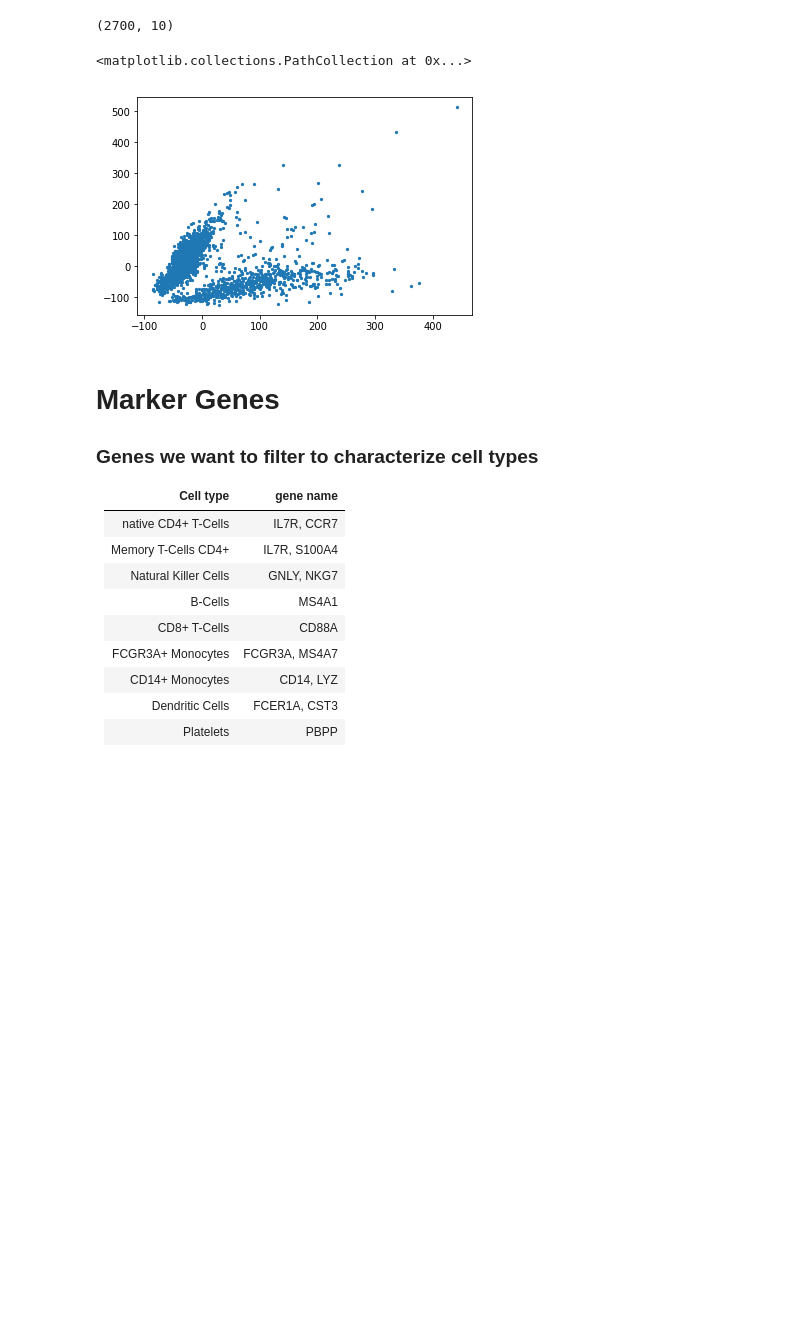
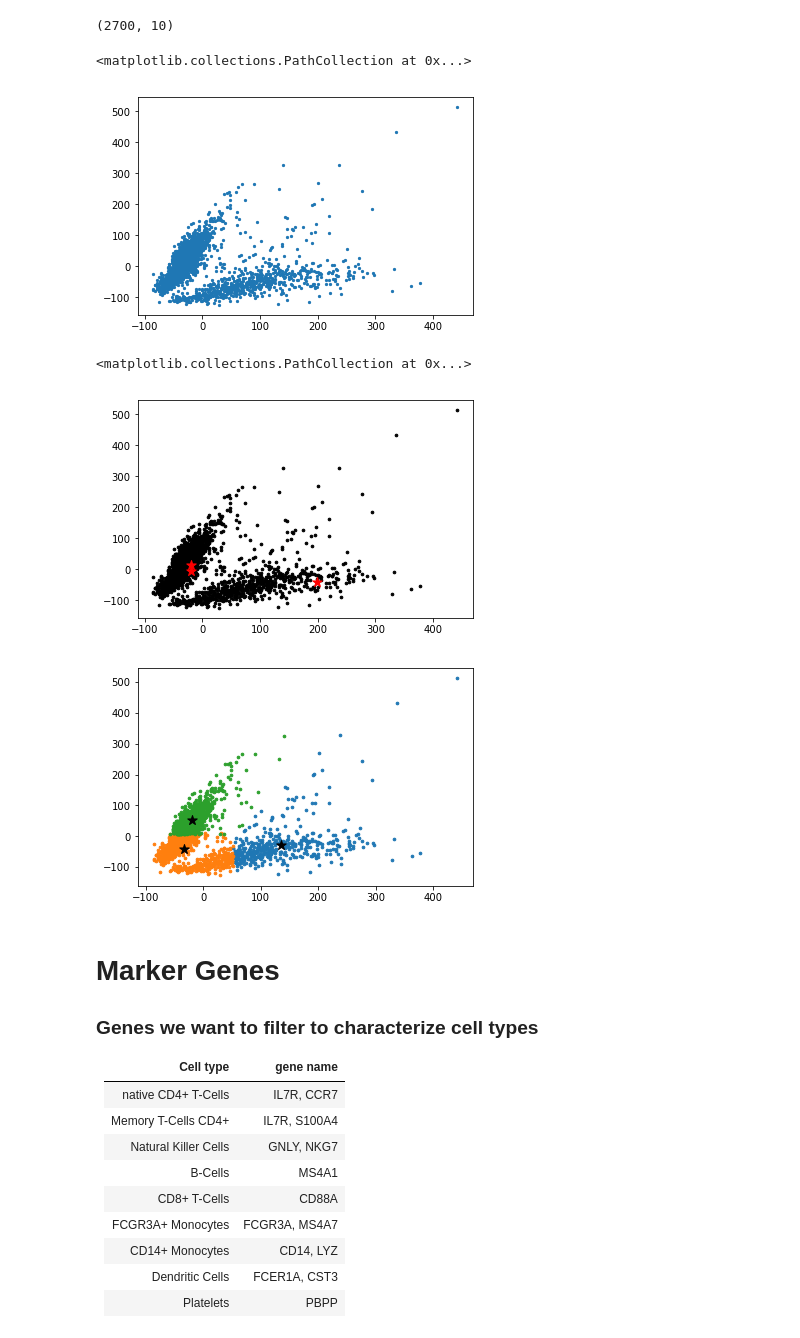
Before and after one commit to datascience-mobi/group-01-project-4-1, a Jupyter notebook: Data cleanup, Marker genes das echte.ipynb, the cells around one changed output. Drawn from its saved outputs; the diff is of its cells as text; code cells hidden in the pictures; blank space fills up the shorter version.

```diff
--- a/Data cleanup, Marker genes das echte.ipynb
+++ b/Data cleanup, Marker genes das echte.ipynb
@@ -6,7 +6,7 @@ import anndata as ad
 from matplotlib import pyplot as plt
 from sklearn.decomposition import PCA
 adata = sc.read_10x_mtx(
-    'C:/Users/Computer/Desktop/pbmc3k_filtered_gene_bc_matrices.tar/pbmc3k_filtered_gene_bc_matrices/hg19',  # the directory with the `.mtx` file
+    'C:/Users/Annika/Documents/GitHub/project-04-group-01/filtered_gene_bc_matrices/hg19',  # the directory with the `.mtx` file
     var_names='gene_symbols',                  # use gene symbols for the variable names (variables-axis index)
     cache=True)
 
@@ -148,4 +148,6 @@ pca1.shape
 plt.scatter(pca1[:,0], pca1[:,1], s = 5)
 # %% [output]
 <matplotlib.collections.PathCollection at 0x...>
-[figure, old version]
+[figure, new version]
+# %%
+X=pca1
@@ -152,3 +171,42 @@ plt.scatter(pca1[:,0], pca1[:,1], s = 5)
+# %%
+# distance calculator
+
+def dist(a, b, ax=1):
+    return np.linalg.norm(a - b, axis=ax)
+# %%
+k=3
+
+Indecies_centroid = np.random.choice(len(X),size=k)
+
+C=X[Indecies_centroid]
+
+plt.scatter(pca1[:,0], pca1[:,1],c='black',s=7)
+plt.scatter(C[:, 0], C[:, 1],marker='*',c='red',s=100)
+
+clusters = np.zeros(len(X))
+C_old = np.zeros(C.shape)
+update_centroids = dist(C, C_old) # Konvergenz
+
+while update_centroids.all() != 0:
+    for i in range(len(X)):
+            distances = dist(C,[X[i]])
+            cluster = np.argmin(distances)
+            clusters[i] = cluster
+    C_old = deepcopy(C)
+    for i in range(k):
+        points = [X[j] for j in range(len(X)) if clusters[j] == i]
+        C[i] = np.mean(points, axis=0)
+    update_centroids = dist(C, C_old)
+
+fig, ax = plt.subplots()
+for i in range(k):
+        points = np.array([X[j] for j in range(len(X)) if clusters[j] == i])
+        ax.scatter(points[:, 0], points[:, 1], s=7)
+ax.scatter(C[:, 0], C[:, 1], marker='*', c='black', s=100)
+# %% [output]
+<matplotlib.collections.PathCollection at 0x...>
+[figure, added]
+[figure, added]
 # %% [markdown]
 #                                                                Marker Genes
 ### Genes we want to filter to characterize cell types
```
Also changed, not shown: parts of 2 cells of this notebook.
